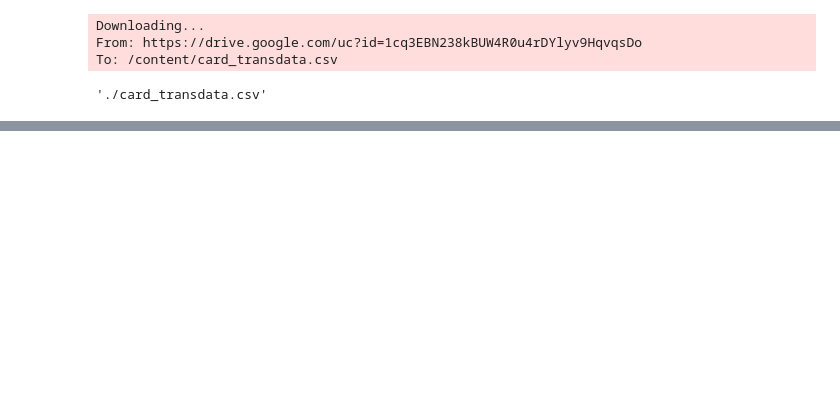
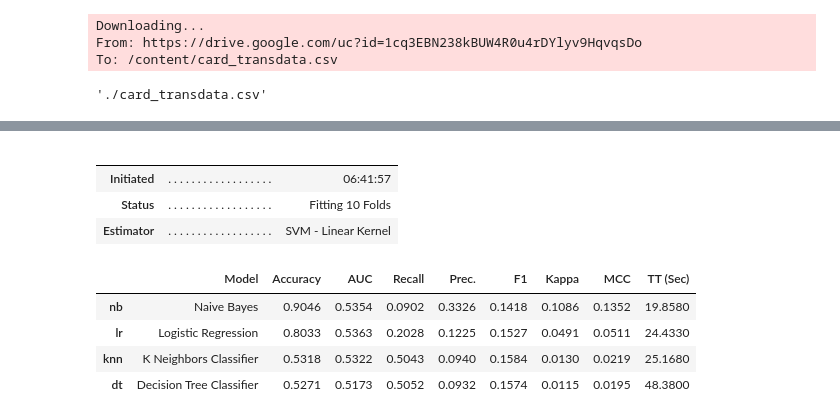
Before and after one commit to project4sharing/pycaret_exp, a Jupyter notebook: direct_pycaret_application_to_creditcard_fraud_dataset.ipynb, the cells around one changed output, grey strips where cells are left out. Saved outputs shown, nothing was run; the diff lists cells and outputs as text; code cells hidden in the pictures; blank space fills up the shorter version.

```diff
--- a/direct_pycaret_application_to_creditcard_fraud_dataset.ipynb
+++ b/direct_pycaret_application_to_creditcard_fraud_dataset.ipynb
@@ -78,0 +158,14 @@ To: /content/card_transdata.csv
+# %%
+# Compare various models native in PyCaret
+best = s.compare_models()
+# %% [output]
+|  |  |  |
+|  |  |  |
+| Initiated | . . . . . . . . . . . . . . . . . . | 06:41:57 |
+| Status | . . . . . . . . . . . . . . . . . . | Fitting 10 Folds |
+| Estimator | . . . . . . . . . . . . . . . . . . | SVM - Linear Kernel |
+|  | Model | Accuracy | AUC | Recall | Prec. | F1 | Kappa | MCC | TT (Sec) |
+| nb | Naive Bayes | 0.9046 | 0.5354 | 0.0902 | 0.3326 | 0.1418 | 0.1086 | 0.1352 | 19.8580 |
+| lr | Logistic Regression | 0.8033 | 0.5363 | 0.2028 | 0.1225 | 0.1527 | 0.0491 | 0.0511 | 24.4330 |
+| knn | K Neighbors Classifier | 0.5318 | 0.5322 | 0.5043 | 0.0940 | 0.1584 | 0.0130 | 0.0219 | 25.1680 |
+| dt | Decision Tree Classifier | 0.5271 | 0.5173 | 0.5052 | 0.0932 | 0.1574 | 0.0115 | 0.0195 | 48.3800 |
```
Also changed, not shown: parts of 5 cells of this notebook.
